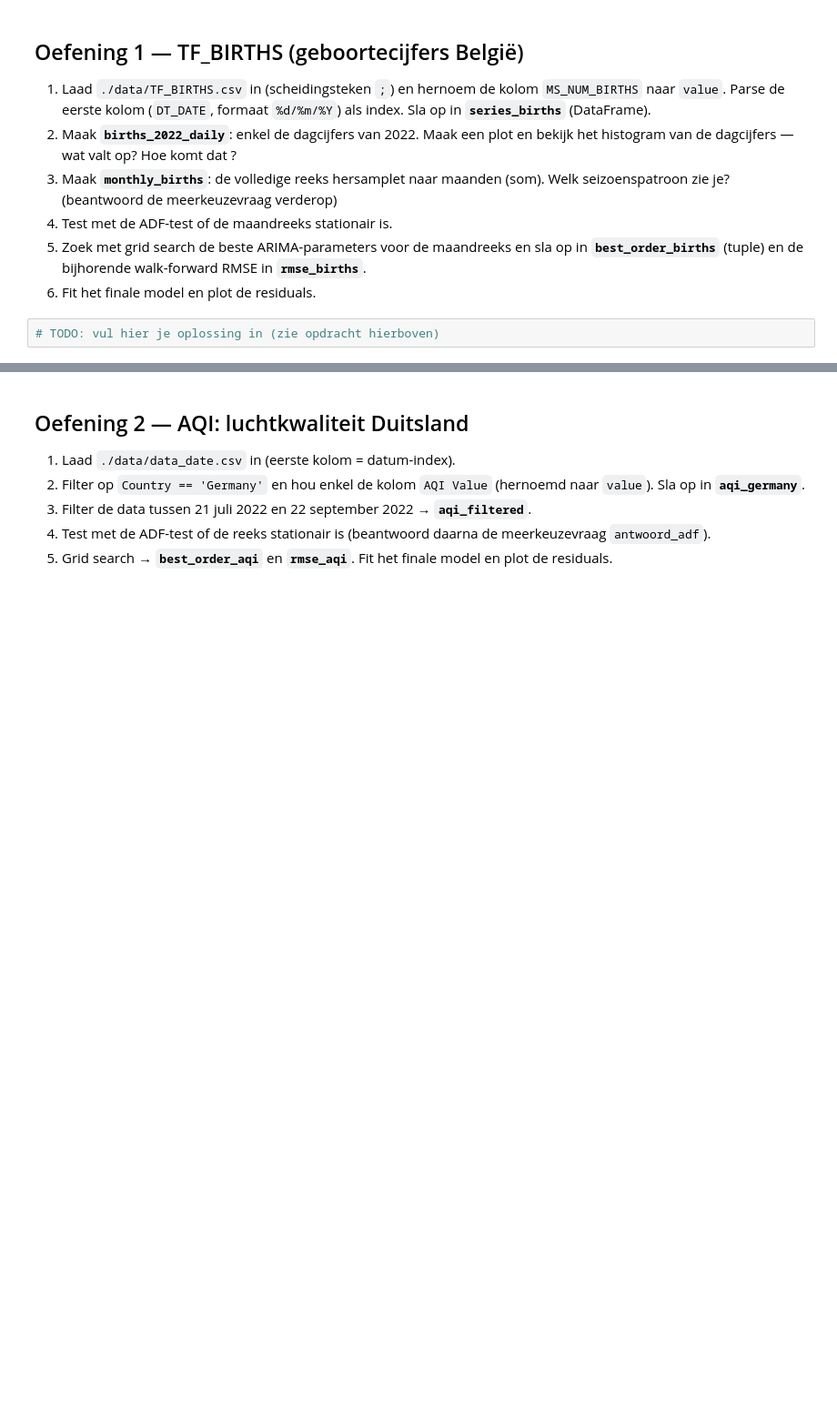
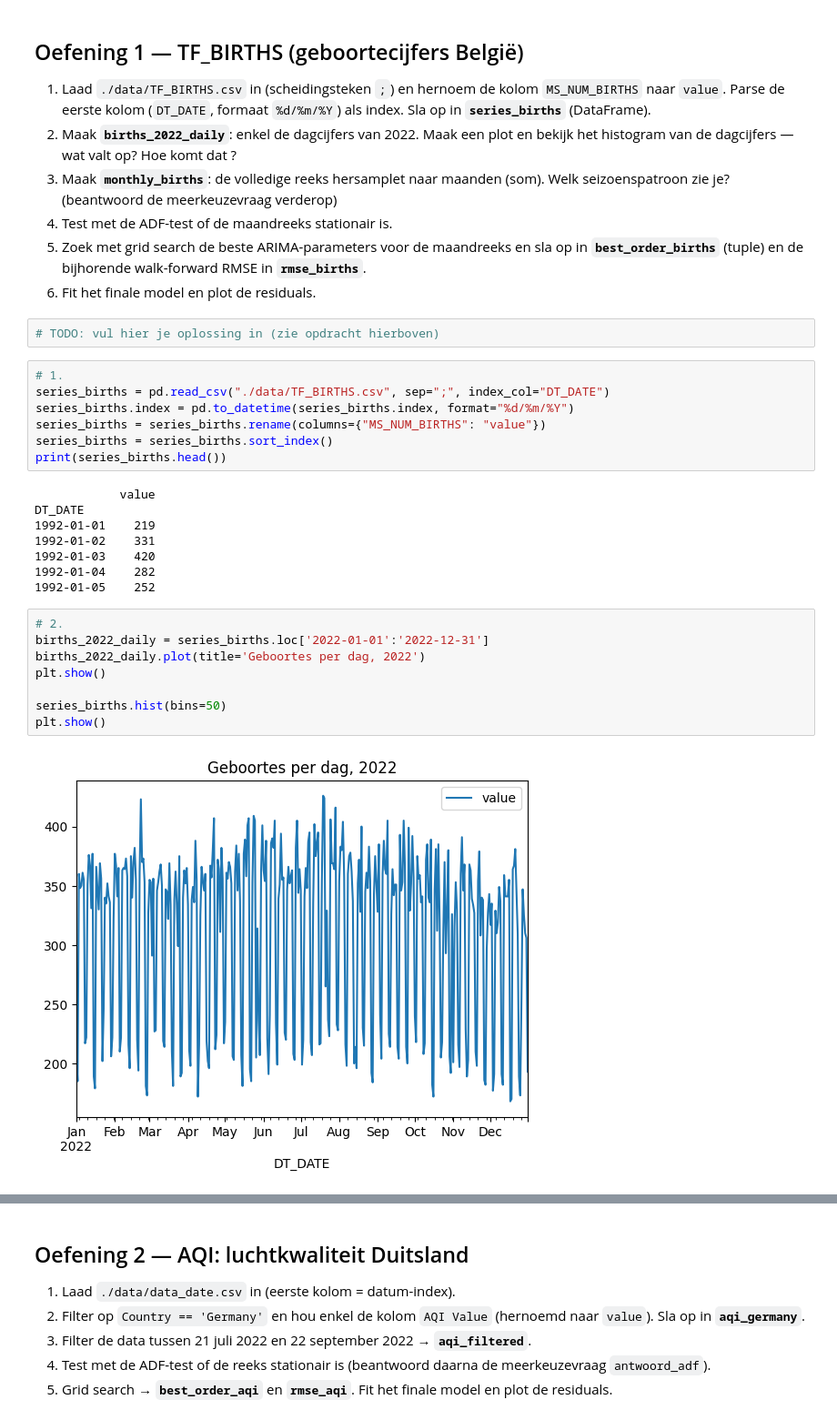
Before and after one commit to ykemal-1/ML-Algo-student, a Jupyter notebook: exercises_with_checks/week04/arima_checkpoint_opgave.ipynb, the cells around one changed output, grey strips where cells are left out. Shown at 91% size. Cells and saved outputs as stored; diff of their text form; blank space fills up the shorter version.

```diff
--- a/exercises_with_checks/week04/arima_checkpoint_opgave.ipynb
+++ b/exercises_with_checks/week04/arima_checkpoint_opgave.ipynb
@@ -78,3 +78,28 @@ q_values = [0, 1]
 6. Fit het finale model en plot de residuals.
 # %%
 # TODO: vul hier je oplossing in (zie opdracht hierboven)
+# %%
+# 1.
+series_births = pd.read_csv("./data/TF_BIRTHS.csv", sep=";", index_col="DT_DATE")
+series_births.index = pd.to_datetime(series_births.index, format="%d/%m/%Y")
+series_births = series_births.rename(columns={"MS_NUM_BIRTHS": "value"})
+series_births = series_births.sort_index()
+print(series_births.head())
+# %% [output]
+            value
+DT_DATE
+1992-01-01    219
+1992-01-02    331
+1992-01-03    420
+1992-01-04    282
+1992-01-05    252
+# %%
+# 2.
+births_2022_daily = series_births.loc['2022-01-01':'2022-12-31']
+births_2022_daily.plot(title='Geboortes per dag, 2022')
+plt.show()
+
+series_births.hist(bins=50)
+plt.show()
+# %% [output]
+[figure, added]
```
Also changed, not shown: parts of 17 cells of this notebook, 14 other files.
